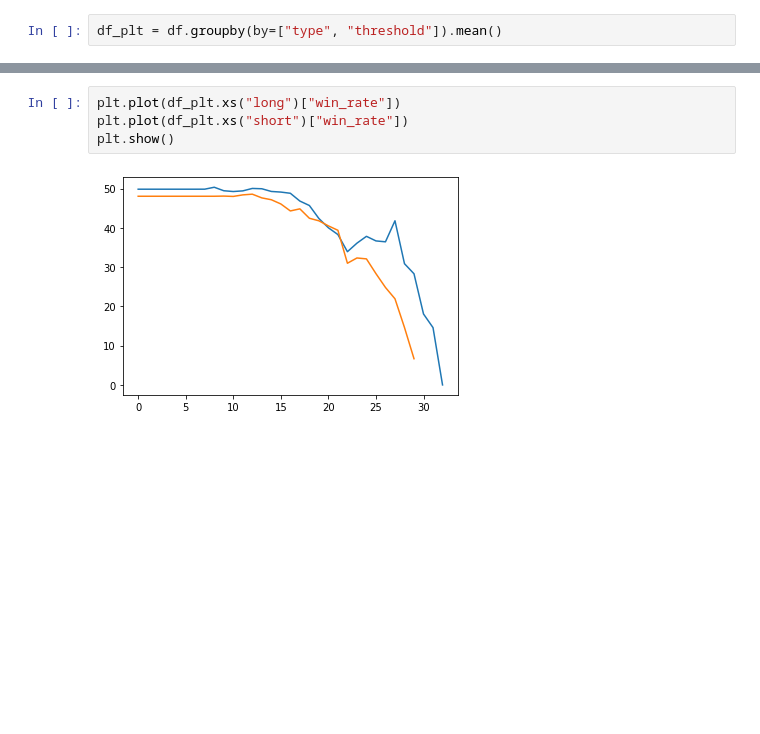
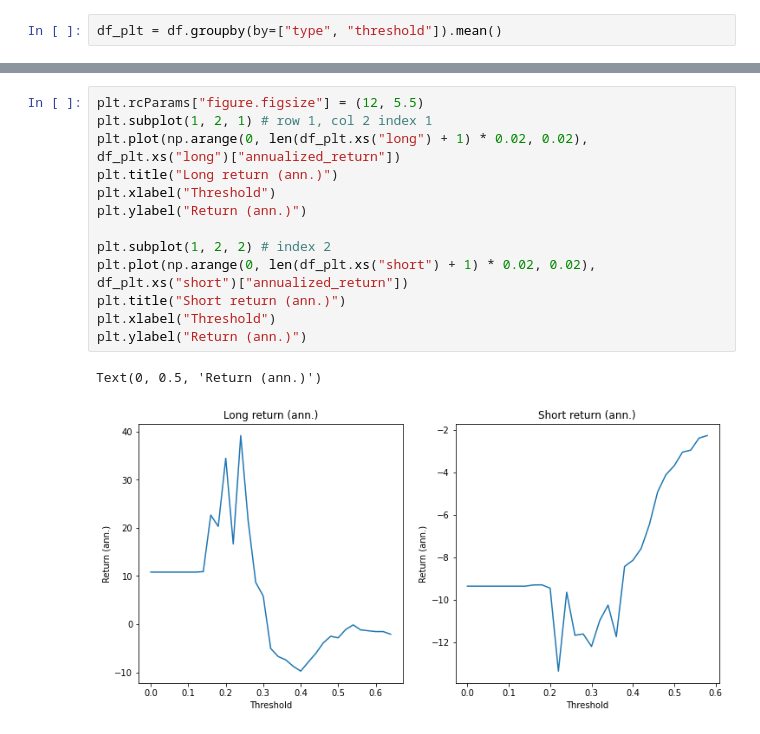
Before and after one commit to TazTornadoo/crypto_billionairs, a Jupyter notebook: Python/setting_different_long_short_thresholds.ipynb, the cells around one changed output, grey strips where cells are left out. Drawn from its saved outputs; the diff is of its cells as text; blank space fills up the shorter version.

```diff
--- a/Python/setting_different_long_short_thresholds.ipynb
+++ b/Python/setting_different_long_short_thresholds.ipynb
@@ -91,6 +57,16 @@ plt.show()
-# %%
-plt.plot(df_plt.xs("long")["win_rate"])
-plt.plot(df_plt.xs("short")["win_rate"])
-plt.show()
-# %% [output]
-[figure, removed]
+# %%
+plt.rcParams["figure.figsize"] = (12, 5.5)
+plt.subplot(1, 2, 1) # row 1, col 2 index 1
+plt.plot(np.arange(0, len(df_plt.xs("long") + 1) * 0.02, 0.02), df_plt.xs("long")["annualized_return"])
+plt.title("Long return (ann.)")
+plt.xlabel("Threshold")
+plt.ylabel("Return (ann.)")
+
+plt.subplot(1, 2, 2) # index 2
+plt.plot(np.arange(0, len(df_plt.xs("short") + 1) * 0.02, 0.02), df_plt.xs("short")["annualized_return"])
+plt.title("Short return (ann.)")
+plt.xlabel("Threshold")
+plt.ylabel("Return (ann.)")
+# %% [output]
+Text(0, 0.5, 'Return (ann.)')
+[figure, added]
```
Also changed, not shown: parts of 11 cells of this notebook, 3 other files.
